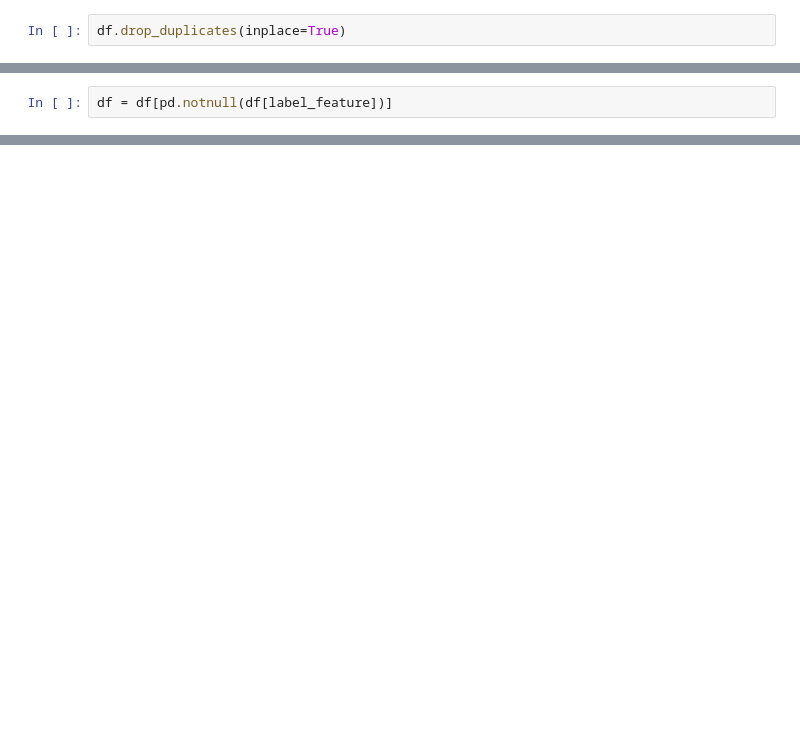
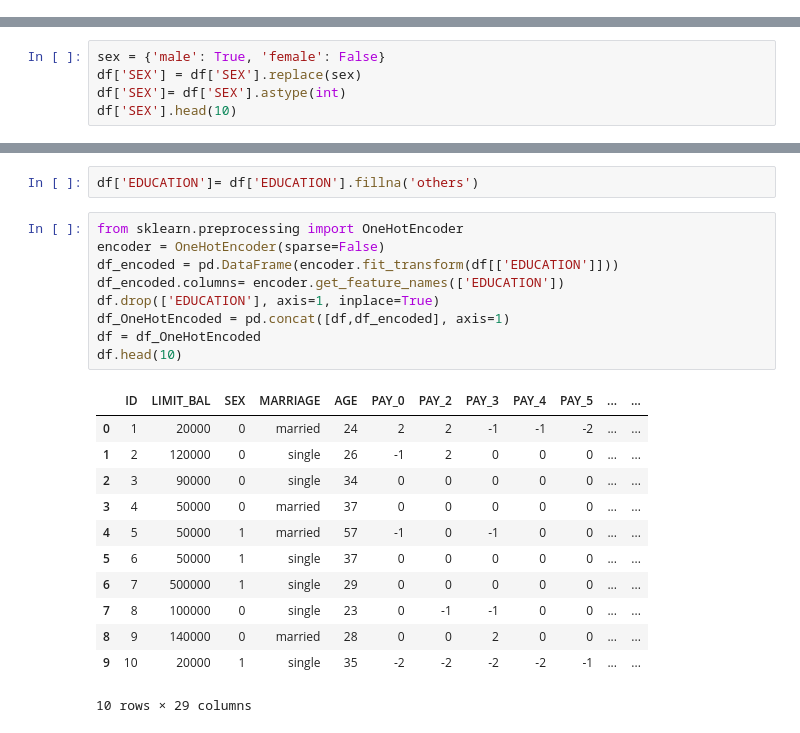
Before and after one commit to AmirSerry/default-of-credit-card, a Jupyter notebook: default of credit card.ipynb, the cells around one changed output, grey strips where cells are left out. Cells and saved outputs as stored; diff of their text form; blank space fills up the shorter version.

```diff
--- a/default of credit card.ipynb
+++ b/default of credit card.ipynb
@@ -135,2 +57,0 @@ label_feature = ['Y']
-# %%
-df.drop_duplicates(inplace=True)
@@ -156,2 +57,0 @@ df[all_features].head(10)
-# %%
-df = df[pd.notnull(df[label_feature])]
@@ -162,0 +102,5 @@ val_data, test_data = train_test_split(test_data, test_size=0.2, shuffle=True, r
+# %%
+sex = {'male': True, 'female': False}
+df['SEX'] = df['SEX'].replace(sex)
+df['SEX']= df['SEX'].astype(int)
+df['SEX'].head(10)
@@ -162,0 +119,24 @@ val_data, test_data = train_test_split(test_data, test_size=0.2, shuffle=True, r
+# %%
+df['EDUCATION']= df['EDUCATION'].fillna('others')
+# %%
+from sklearn.preprocessing import OneHotEncoder
+encoder = OneHotEncoder(sparse=False)
+df_encoded = pd.DataFrame(encoder.fit_transform(df[['EDUCATION']]))
+df_encoded.columns= encoder.get_feature_names(['EDUCATION'])
+df.drop(['EDUCATION'], axis=1, inplace=True)
+df_OneHotEncoded = pd.concat([df,df_encoded], axis=1)
+df = df_OneHotEncoded
+df.head(10)
+# %% [output]
+|  | ID | LIMIT_BAL | SEX | MARRIAGE | AGE | PAY_0 | PAY_2 | PAY_3 | PAY_4 | PAY_5 | ... | ... |
+| 0 | 1 | 20000 | 0 | married | 24 | 2 | 2 | -1 | -1 | -2 | ... | ... |
+| 1 | 2 | 120000 | 0 | single | 26 | -1 | 2 | 0 | 0 | 0 | ... | ... |
+| 2 | 3 | 90000 | 0 | single | 34 | 0 | 0 | 0 | 0 | 0 | ... | ... |
+| 3 | 4 | 50000 | 0 | married | 37 | 0 | 0 | 0 | 0 | 0 | ... | ... |
+| 4 | 5 | 50000 | 1 | married | 57 | -1 | 0 | -1 | 0 | 0 | ... | ... |
+| 5 | 6 | 50000 | 1 | single | 37 | 0 | 0 | 0 | 0 | 0 | ... | ... |
+| 6 | 7 | 500000 | 1 | single | 29 | 0 | 0 | 0 | 0 | 0 | ... | ... |
+| 7 | 8 | 100000 | 0 | single | 23 | 0 | -1 | -1 | 0 | 0 | ... | ... |
+| 8 | 9 | 140000 | 0 | married | 28 | 0 | 0 | 2 | 0 | 0 | ... | ... |
+| 9 | 10 | 20000 | 1 | single | 35 | -2 | -2 | -2 | -2 | -1 | ... | ... |
+10 rows × 29 columns
```
Also changed, not shown: parts of 26 cells of this notebook, 1 other file.
